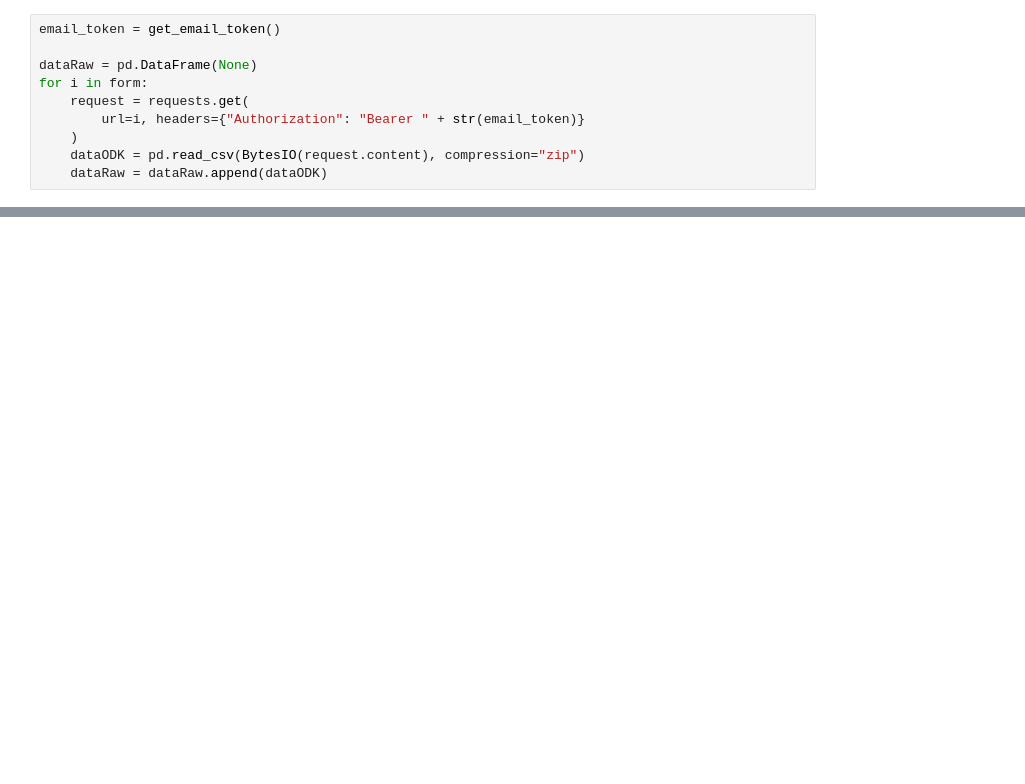
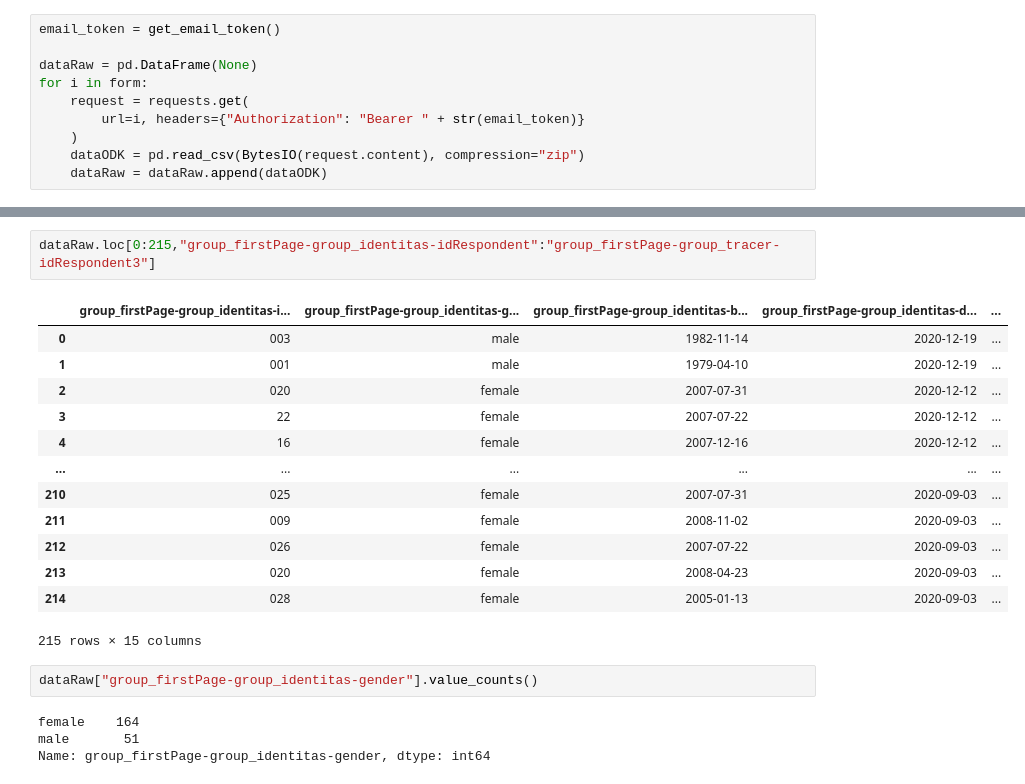
Before and after one commit to ahmadsyafiqkamil/NUJ-Internship-2020-Blue, a Jupyter notebook: pipeline/Py_pipeline.ipynb, the cells around one changed output, grey strips where cells are left out. Saved outputs shown, nothing was run; the diff lists cells and outputs as text; blank space fills up the shorter version.

```diff
--- a/pipeline/Py_pipeline.ipynb
+++ b/pipeline/Py_pipeline.ipynb
@@ -82,0 +134,22 @@ for i in form:
+# %%
+dataRaw.loc[0:215,"group_firstPage-group_identitas-idRespondent":"group_firstPage-group_tracer-idRespondent3"]
+# %% [output]
+|  | group_firstPage-group_identitas-i... | group_firstPage-group_identitas-g... | group_firstPage-group_identitas-b... | group_firstPage-group_identitas-d... | ... |
+| 0 | 003 | male | 1982-11-14 | 2020-12-19 | ... |
+| 1 | 001 | male | 1979-04-10 | 2020-12-19 | ... |
+| 2 | 020 | female | 2007-07-31 | 2020-12-12 | ... |
+| 3 | 22 | female | 2007-07-22 | 2020-12-12 | ... |
+| 4 | 16 | female | 2007-12-16 | 2020-12-12 | ... |
+| ... | ... | ... | ... | ... | ... |
+| 210 | 025 | female | 2007-07-31 | 2020-09-03 | ... |
+| 211 | 009 | female | 2008-11-02 | 2020-09-03 | ... |
+| 212 | 026 | female | 2007-07-22 | 2020-09-03 | ... |
+| 213 | 020 | female | 2008-04-23 | 2020-09-03 | ... |
+| 214 | 028 | female | 2005-01-13 | 2020-09-03 | ... |
+215 rows × 15 columns
+# %%
+dataRaw["group_firstPage-group_identitas-gender"].value_counts()
+# %% [output]
+female    164
+male       51
+Name: group_firstPage-group_identitas-gender, dtype: int64
```
Also changed, not shown: parts of 7 cells of this notebook.
